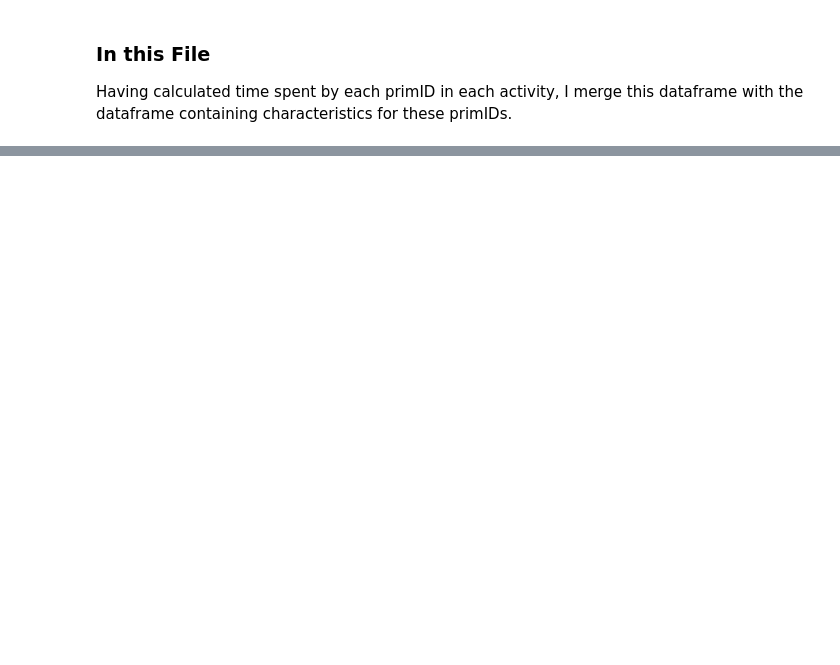
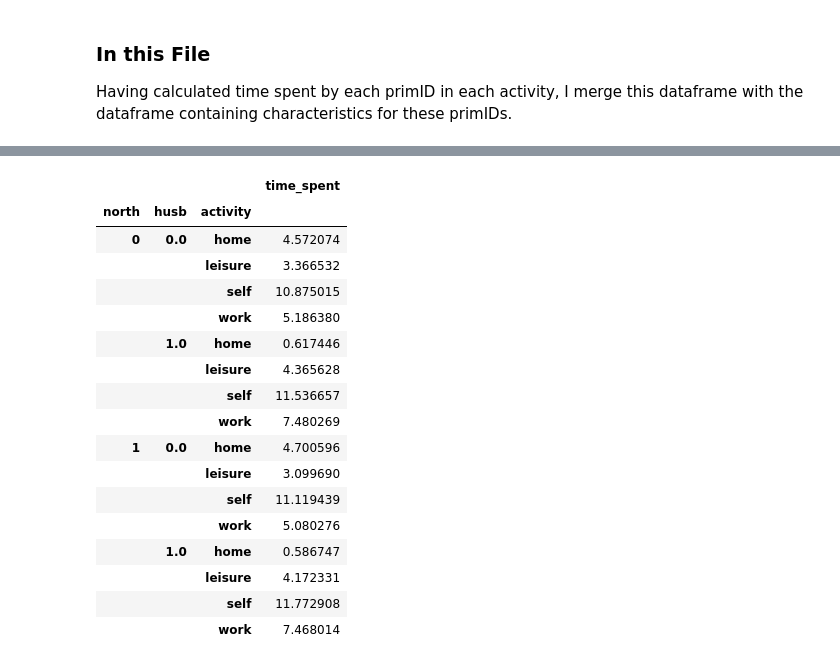
Before and after one commit to satyen-pandita/field-paper, a Jupyter notebook: genData/TUS_getMoments.ipynb, the cells around one changed output, grey strips where cells are left out. Saved outputs shown, nothing was run; the diff lists cells and outputs as text; code cells hidden in the pictures; blank space fills up the shorter version.

```diff
--- a/genData/TUS_getMoments.ipynb
+++ b/genData/TUS_getMoments.ipynb
@@ -718,0 +320,22 @@ H
+# %%
+#3. Working men vs Working women, North v South
+df_merged[df_merged["working"] == 1][["activity", "time_spent", "husb", "north"]].groupby(["north", "husb", "activity"]).mean()
+# %% [output]
+|  |  |  | time_spent |
+| north | husb | activity |  |
+| 0 | 0.0 | home | 4.572074 |
+|  |  | leisure | 3.366532 |
+|  |  | self | 10.875015 |
+|  |  | work | 5.186380 |
+|  | 1.0 | home | 0.617446 |
+|  |  | leisure | 4.365628 |
+|  |  | self | 11.536657 |
+|  |  | work | 7.480269 |
+| 1 | 0.0 | home | 4.700596 |
+|  |  | leisure | 3.099690 |
+|  |  | self | 11.119439 |
+|  |  | work | 5.080276 |
+|  | 1.0 | home | 0.586747 |
+|  |  | leisure | 4.172331 |
+|  |  | self | 11.772908 |
+|  |  | work | 7.468014 |
```
Also changed, not shown: parts of 137 cells of this notebook, 3 other files.
